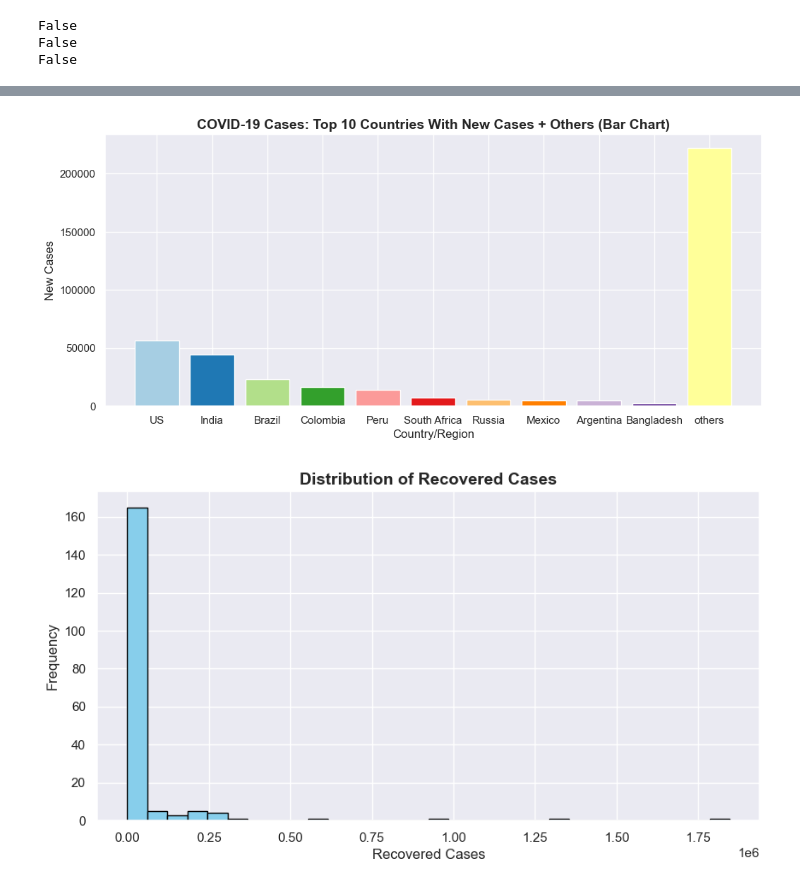
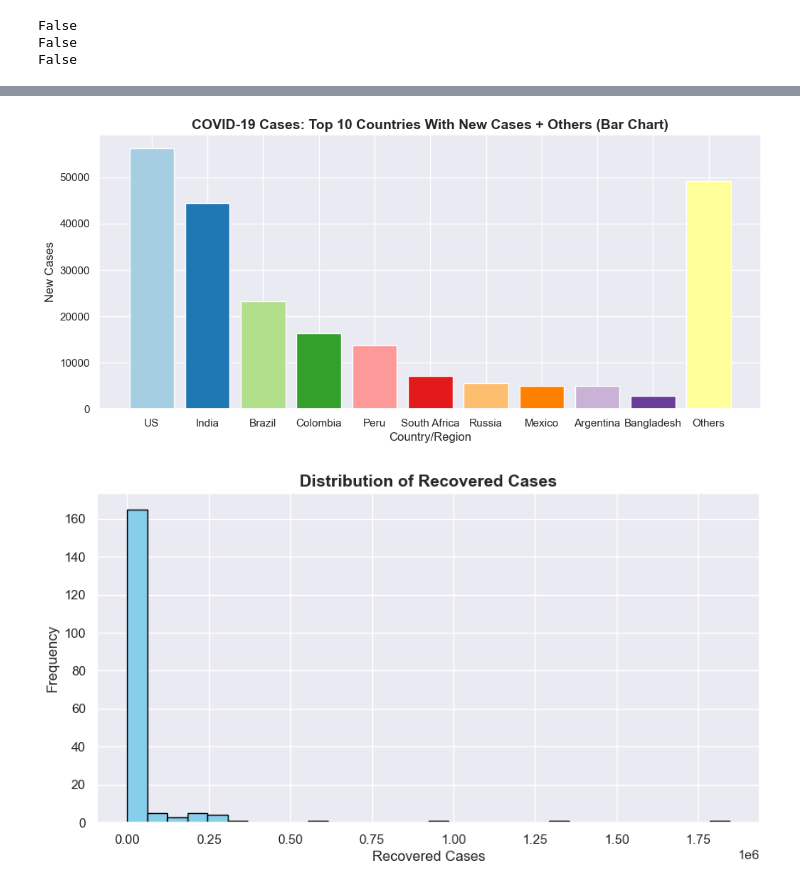
Before and after one commit to ShehrazSarwar/EDA-PYTHON-, a Jupyter notebook: Covid19_Analysis_Project.ipynb, the cells around one changed output, grey strips where cells are left out. Saved outputs shown, nothing was run; the diff lists cells and outputs as text; code cells hidden in the pictures.

```diff
--- a/Covid19_Analysis_Project.ipynb
+++ b/Covid19_Analysis_Project.ipynb
@@ -103,34 +104,39 @@ plt.show()
 # %%
 # BAR CHART
 # Select the Top 10 countries with the highest New cases reported
 top__10 = import_data.nlargest(10, 'New cases').copy()
 
-# Sum of all remaining countries
-others_ = import_data.iloc[10:]['New cases'].sum()
+# Remove the actual top 10 countries from the dataset
+remaining__countries = import_data[~import_data['Country/Region'].isin(top__10['Country/Region'])]
+
+# Sum of all remaining countries (Others)
+others_ = remaining__countries['New cases'].sum()
 
 # Add "Others" category properly
-others__row = pd.DataFrame({'Country/Region': ['others'], 'New cases': [others_]})
+others__row = pd.DataFrame({'Country/Region': ['Others'], 'New cases': [others_]})
 
 # Append "Others" to the DataFrame
 top__10 = pd.concat([top__10, others__row], ignore_index=True)
 
-# Extract country names and confirmed cases
+# Extract country names and new cases
 country_labels = top__10['Country/Region'].tolist()
 new_cases = top__10['New cases'].tolist()
 
+# BAR CHART
+plt.figure(figsize=(12, 5))  # Set figure size for bar chart
 
-plt.figure(figsize=(12, 5))  # Set figure size for bar chart
-plt.bar(country_labels, new_cases, color=plt.cm.Paired.colors)  # Create bar chart
+# Create bar chart
+plt.bar(country_labels, new_cases, color=plt.cm.Paired.colors)
 
 # Add labels and title
 plt.xlabel("Country/Region", fontsize=12)
 plt.ylabel("New Cases", fontsize=12)
 plt.title("COVID-19 Cases: Top 10 Countries With New Cases + Others (Bar Chart)", fontsize=14, fontweight='bold')
 
 # Show bar chart
 plt.show()
 # %% [output]
-[figure, old version]
+[figure, new version]
 # %%
 plt.figure(figsize=(10, 5))  # Set figure size
 
```
Also changed, not shown: parts of 1 cell of this notebook.
